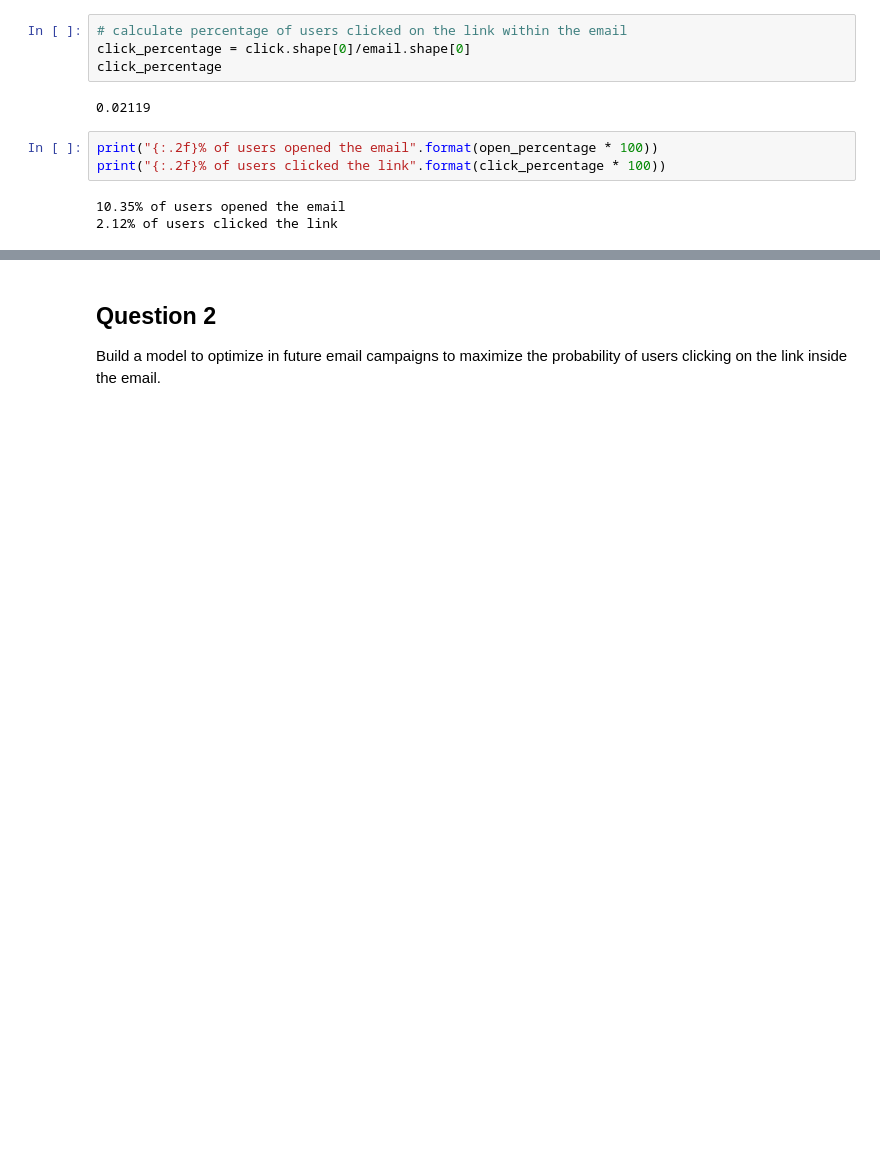
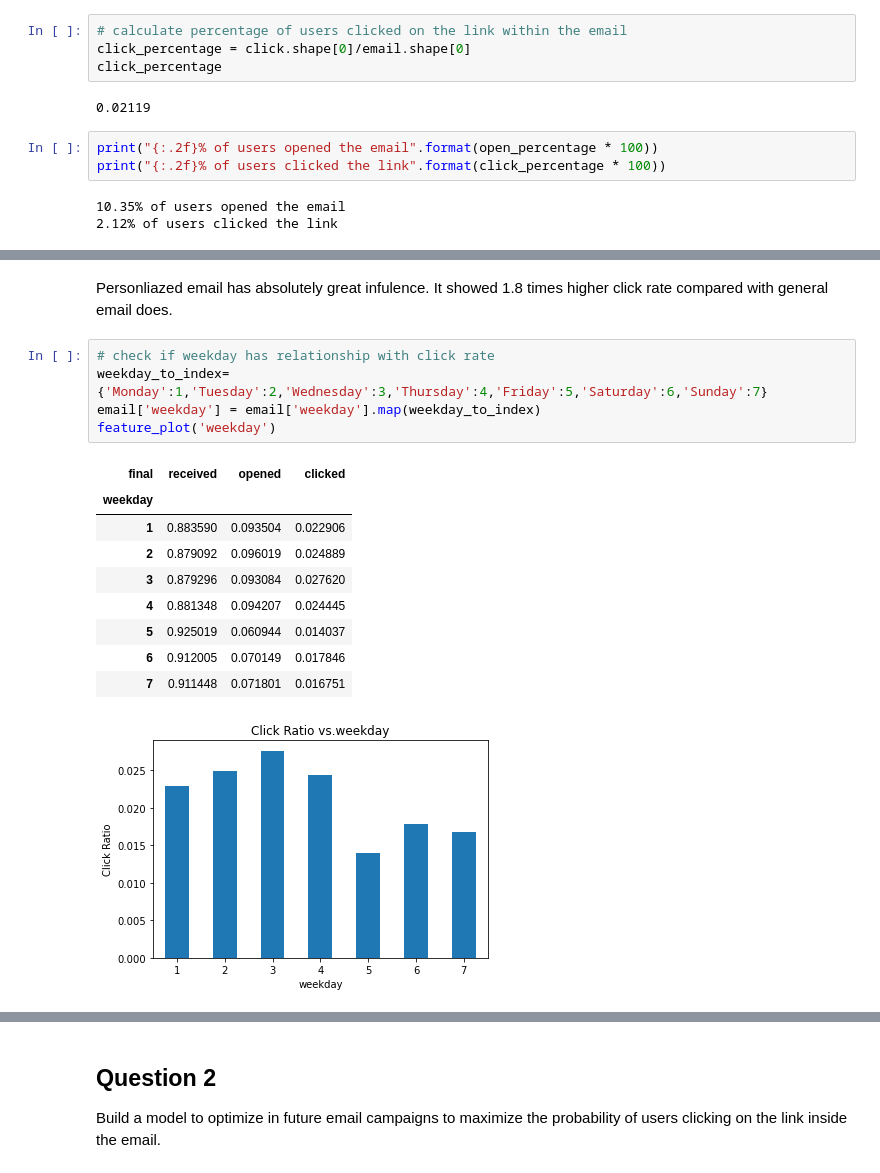
Before and after one commit to Aliciaworld/DS-TakeHomeChallenges, a Jupyter notebook: 07. Marketing Email Campaign.ipynb, the cells around one changed output, grey strips where cells are left out. Saved outputs shown, nothing was run; the diff lists cells and outputs as text; blank space fills up the shorter version.

```diff
--- a/07. Marketing Email Campaign.ipynb
+++ b/07. Marketing Email Campaign.ipynb
@@ -133,0 +195,18 @@ print("{:.2f}% of users clicked the link".format(click_percentage * 100))
+# %% [markdown]
+Personliazed email has absolutely great infulence. It showed 1.8 times higher click rate compared with general email does.
+# %%
+# check if weekday has relationship with click rate
+weekday_to_index={'Monday':1,'Tuesday':2,'Wednesday':3,'Thursday':4,'Friday':5,'Saturday':6,'Sunday':7}
+email['weekday'] = email['weekday'].map(weekday_to_index)
+feature_plot('weekday')
+# %% [output]
+| final | received | opened | clicked |
+| weekday |  |  |  |
+| 1 | 0.883590 | 0.093504 | 0.022906 |
+| 2 | 0.879092 | 0.096019 | 0.024889 |
+| 3 | 0.879296 | 0.093084 | 0.027620 |
+| 4 | 0.881348 | 0.094207 | 0.024445 |
+| 5 | 0.925019 | 0.060944 | 0.014037 |
+| 6 | 0.912005 | 0.070149 | 0.017846 |
+| 7 | 0.911448 | 0.071801 | 0.016751 |
+[figure, added]
```
Also changed, not shown: parts of 50 cells of this notebook.
